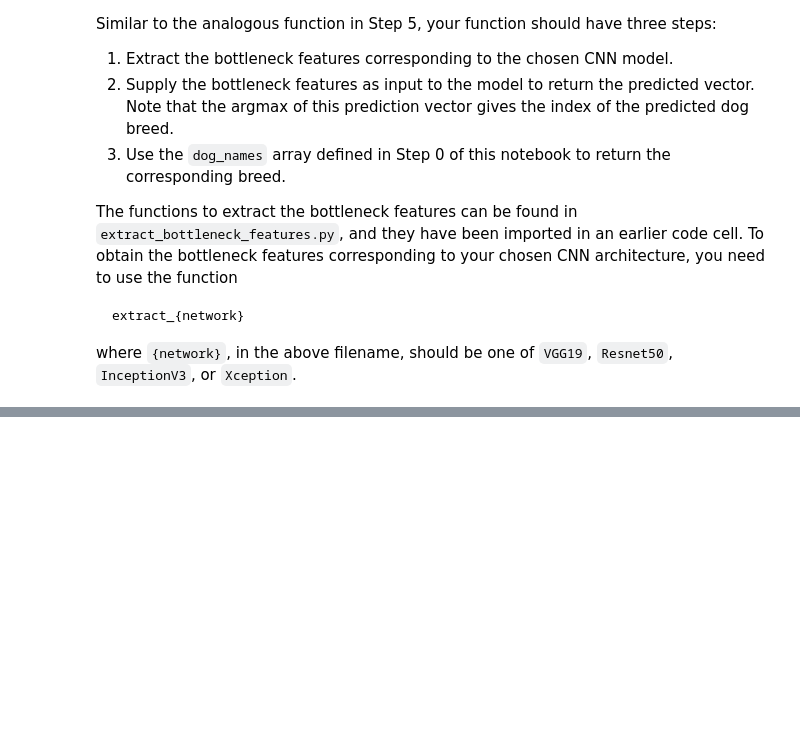
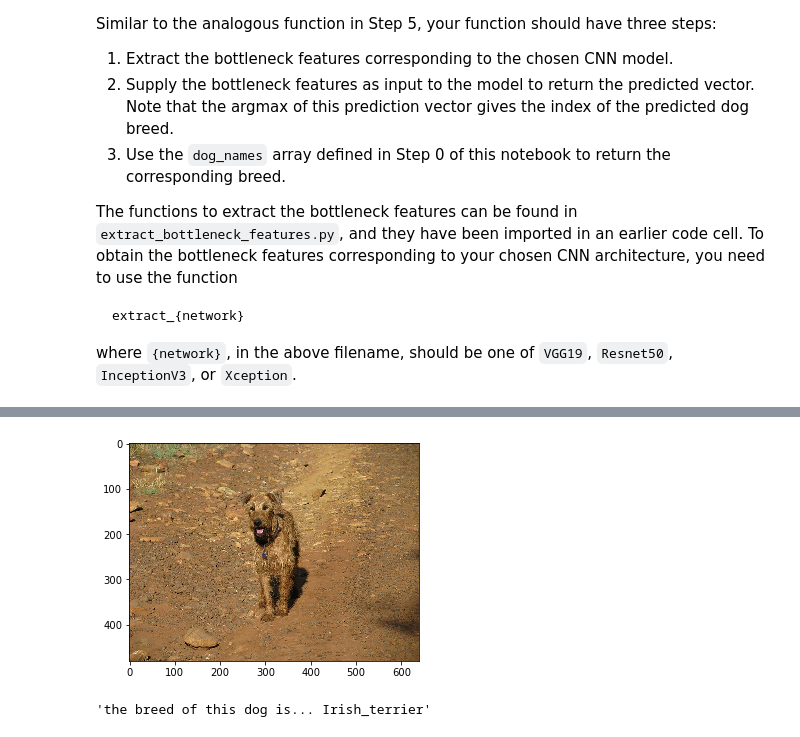
Before and after one commit to pwangonline/dog-project, a Jupyter notebook: dog_app.ipynb, the cells around one changed output, grey strips where cells are left out. Cells and saved outputs as stored; diff of their text form; code cells hidden in the pictures; blank space fills up the shorter version.

```diff
--- a/dog_app.ipynb
+++ b/dog_app.ipynb
@@ -793,0 +830,5 @@ dogBreedPredict('test/Sun-Honglei-1.jpg')
+# %%
+dog_breed_predict('test/Irish_terrier_05890.jpg')
+# %% [output]
+[figure, added]
+'the breed of this dog is... Irish_terrier'
```
Also changed, not shown: parts of 18 cells of this notebook, 8 other files.
